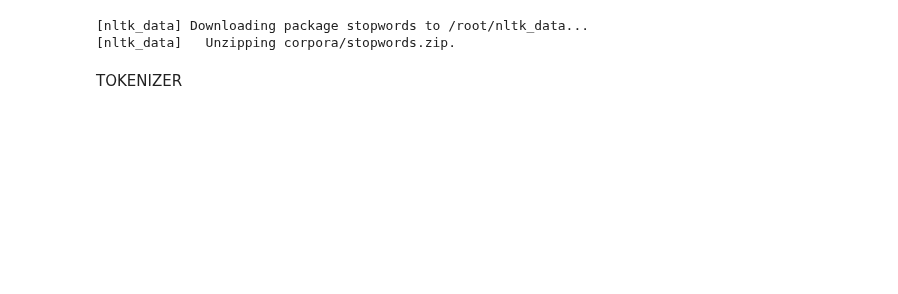
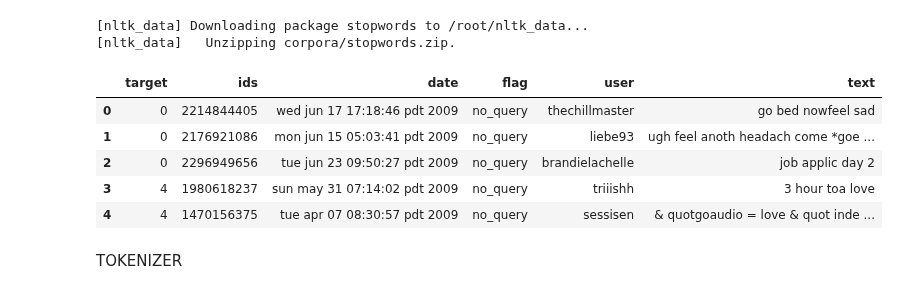
Before and after one commit to caroacostatovany/sentiment_analysis_tweets, a Jupyter notebook: notebooks/modelo_ejemplo_3.ipynb, the cells around one changed output. Saved outputs shown, nothing was run; the diff lists cells and outputs as text; code cells hidden in the pictures; blank space fills up the shorter version.

```diff
--- a/notebooks/modelo_ejemplo_3.ipynb
+++ b/notebooks/modelo_ejemplo_3.ipynb
@@ -99,6 +113,15 @@ test['atext'] = test['text'].map(lambda s: oracion_raiz(s))
 # %% [output]
 [nltk_data] Downloading package stopwords to /root/nltk_data...
 [nltk_data]   Unzipping corpora/stopwords.zip.
+# %%
+training.head()
+# %% [output]
+|  | target | ids | date | flag | user | text |
+| 0 | 0 | 2214844405 | wed jun 17 17:18:46 pdt 2009 | no_query | thechillmaster | go bed nowfeel sad |
+| 1 | 0 | 2176921086 | mon jun 15 05:03:41 pdt 2009 | no_query | liebe93 | ugh feel anoth headach come *goe ... |
+| 2 | 0 | 2296949656 | tue jun 23 09:50:27 pdt 2009 | no_query | brandielachelle | job applic day 2 |
+| 3 | 4 | 1980618237 | sun may 31 07:14:02 pdt 2009 | no_query | triiishh | 3 hour toa love |
+| 4 | 4 | 1470156375 | tue apr 07 08:30:57 pdt 2009 | no_query | sessisen | & quotgoaudio = love & quot inde ... |
 # %% [markdown]
 TOKENIZER
 # %%
```
Also changed, not shown: parts of 16 cells of this notebook.
